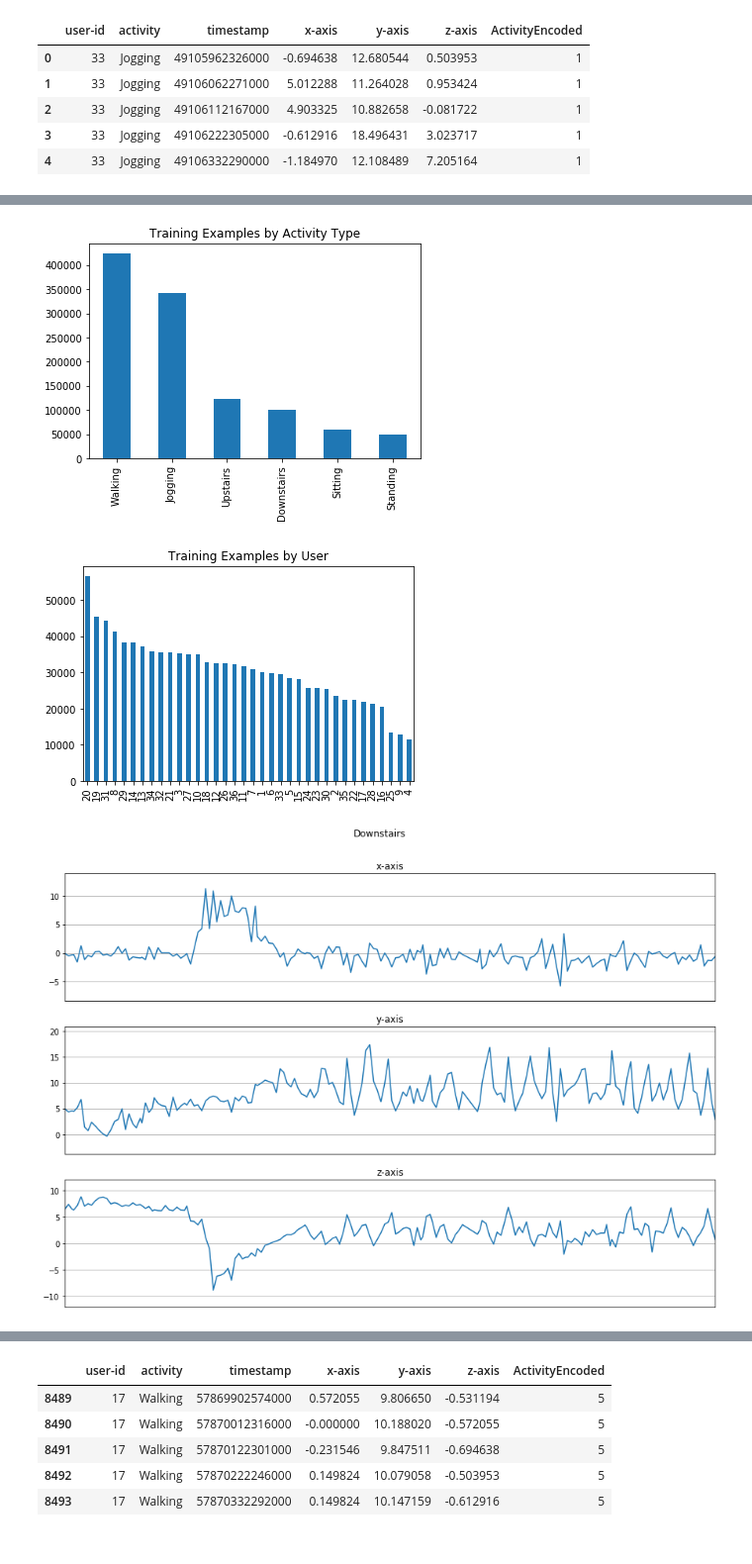
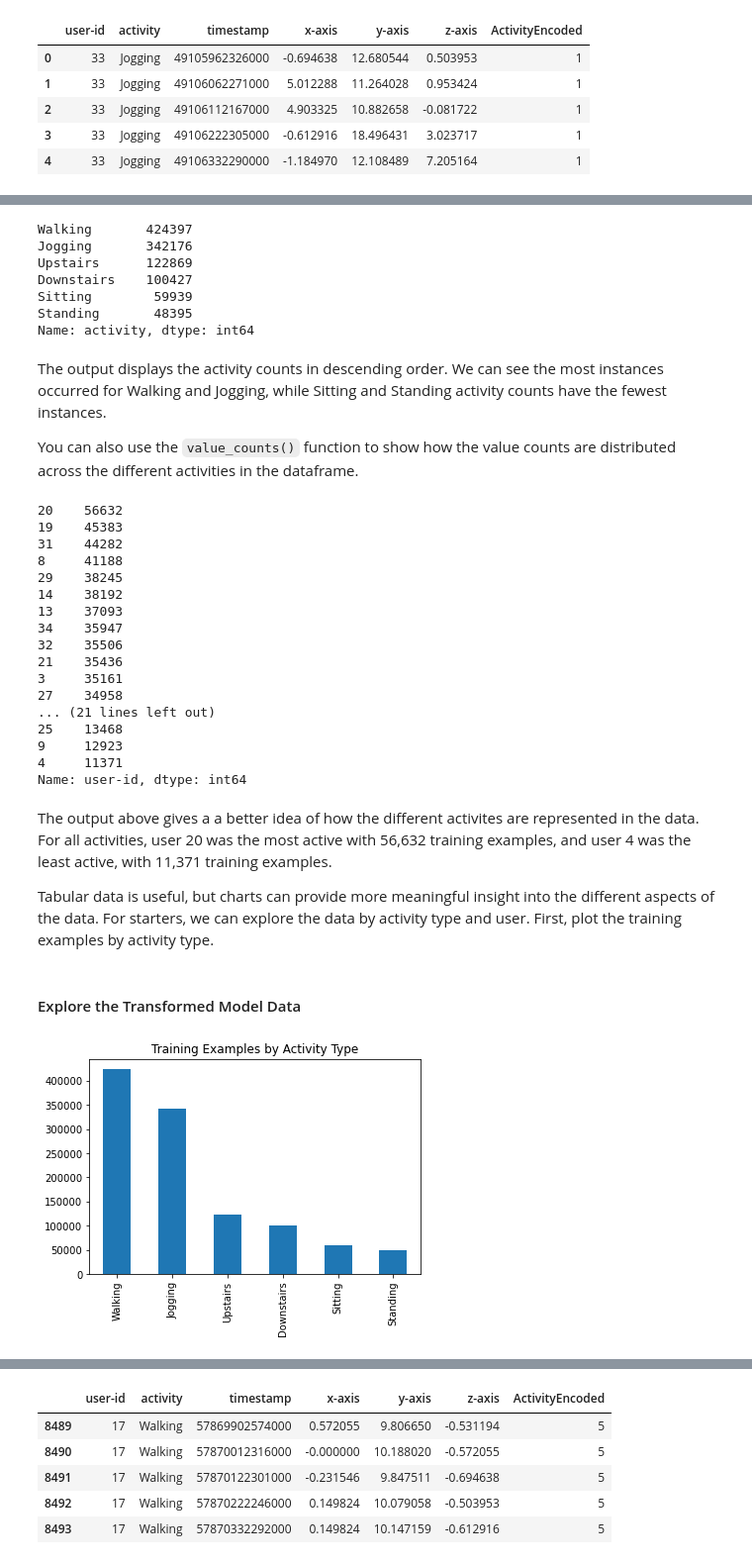
Before and after one commit to sassoftware/python-dlpy, a Jupyter notebook: examples/tabular_data_analysis/Conv1D_Time_Sequence.ipynb, the cells around one changed output, grey strips where cells are left out. Shown at 99% size. Drawn from its saved outputs; the diff is of its cells as text; code cells hidden in the pictures.

```diff
--- a/examples/tabular_data_analysis/Conv1D_Time_Sequence.ipynb
+++ b/examples/tabular_data_analysis/Conv1D_Time_Sequence.ipynb
@@ -20,0 +63,7 @@ This 1-D Convolution example for time series data takes the following steps:
+# %%
+# This code defines a client-side path variable used in
+# the code to specify the location for input data files,
+# model files, and analytic data tables in the example.
+
+# Client project root location (your path will be different)
+client_project_root = r'\\your-client-side\path-to\example-files
@@ -167,5 +245,6 @@ def create_segments_and_labels(df, time_steps, step, label_name):
 # %%
-# The WISDM data has six labels to describe subject activity classes:
+# The WISDM data has six labels that
+# describe the subject activity classes:
 
 LABELS = ["Downstairs",
           "Jogging",
@@ -174,6 +253,6 @@ LABELS = ["Downstairs",
           "Upstairs",
           "Walking"]
 
-
 # Load data set containing all the data from csv
-df = read_data('WISDM_ar_v1.1_raw.txt')
+# into a dataframe
+df = read_data(client_project_root+'\WISDM_ar_v1.1_raw.txt')
@@ -197,17 +285,50 @@ df.head(5)
+# %%
+df["activity"].value_counts()
+# %% [output]
+Walking       424397
+Jogging       342176
+Upstairs      122869
+Downstairs    100427
+Sitting        59939
+Standing       48395
+Name: activity, dtype: int64
+# %% [markdown]
+The output displays the activity counts in descending order. We can see the most instances occurred for Walking and Jogging, while Sitting and Standing activity counts have the fewest instances.
+
+You can also use the `value_counts()` function to show how the value counts are distributed across the different activities in the dataframe.
+# %%
+df["user-id"].value_counts()
+# %% [output]
+20    56632
+19    45383
+31    44282
+8     41188
+29    38245
+14    38192
+13    37093
+34    35947
+32    35506
+21    35436
+3     35161
+27    34958
+... (21 lines left out)
+25    13468
+9     12923
+4     11371
+Name: user-id, dtype: int64
+# %% [markdown]
+The output above gives a a better idea of how the different activites are represented in the data. For all activities, user 20 was the most active with 56,632 training examples, and user 4 was the least active, with 11,371 training examples.
+
+Tabular data is useful, but charts can provide more meaningful insight into the different aspects of the data. For starters, we can explore the data by activity type and user. First, plot the training examples by activity type.
+# %% [markdown]
+<a id="exploreTransformed"></a>
+
+#### Explore the Transformed Model Data
 # %%
-# Explore the data and plot the training examples by activity type.
+# Explore the data and plot the
+# training examples by activity type.
 df['activity'].value_counts().plot(kind='bar',
                                    title='Training Examples by Activity Type')
 plt.show()
-
-df['user-id'].value_counts().plot(kind='bar',
-                                  title='Training Examples by User')
-plt.show()
-
-for activity in np.unique(df["activity"]):
-    subset = df[df["activity"] == activity][:180]
-    plot_activity(activity, subset)
 # %% [output]
-[figure, old version]
+[figure, new version]
-[figure, removed]
-[figure, removed]
```
Also changed, not shown: parts of 128 cells of this notebook.
